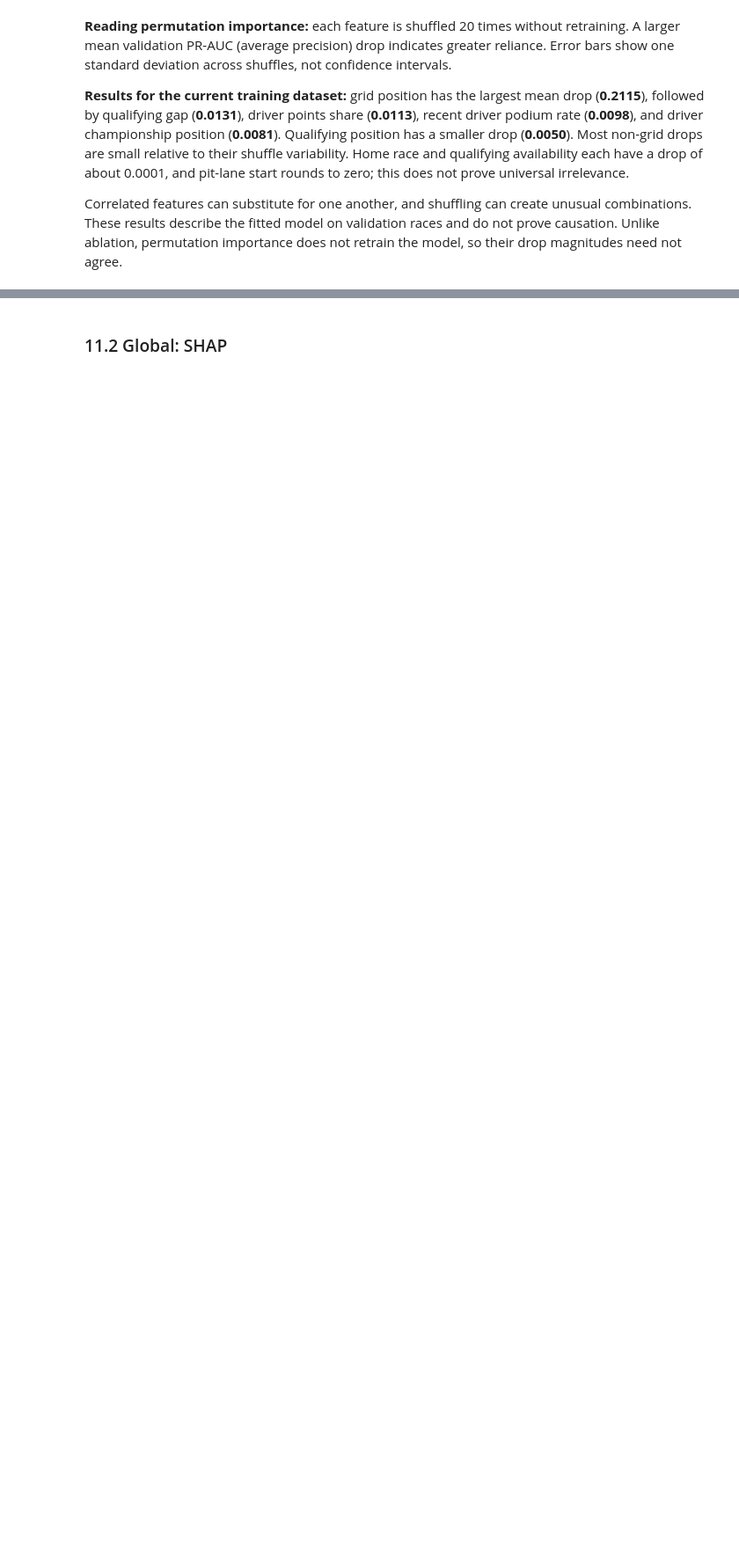
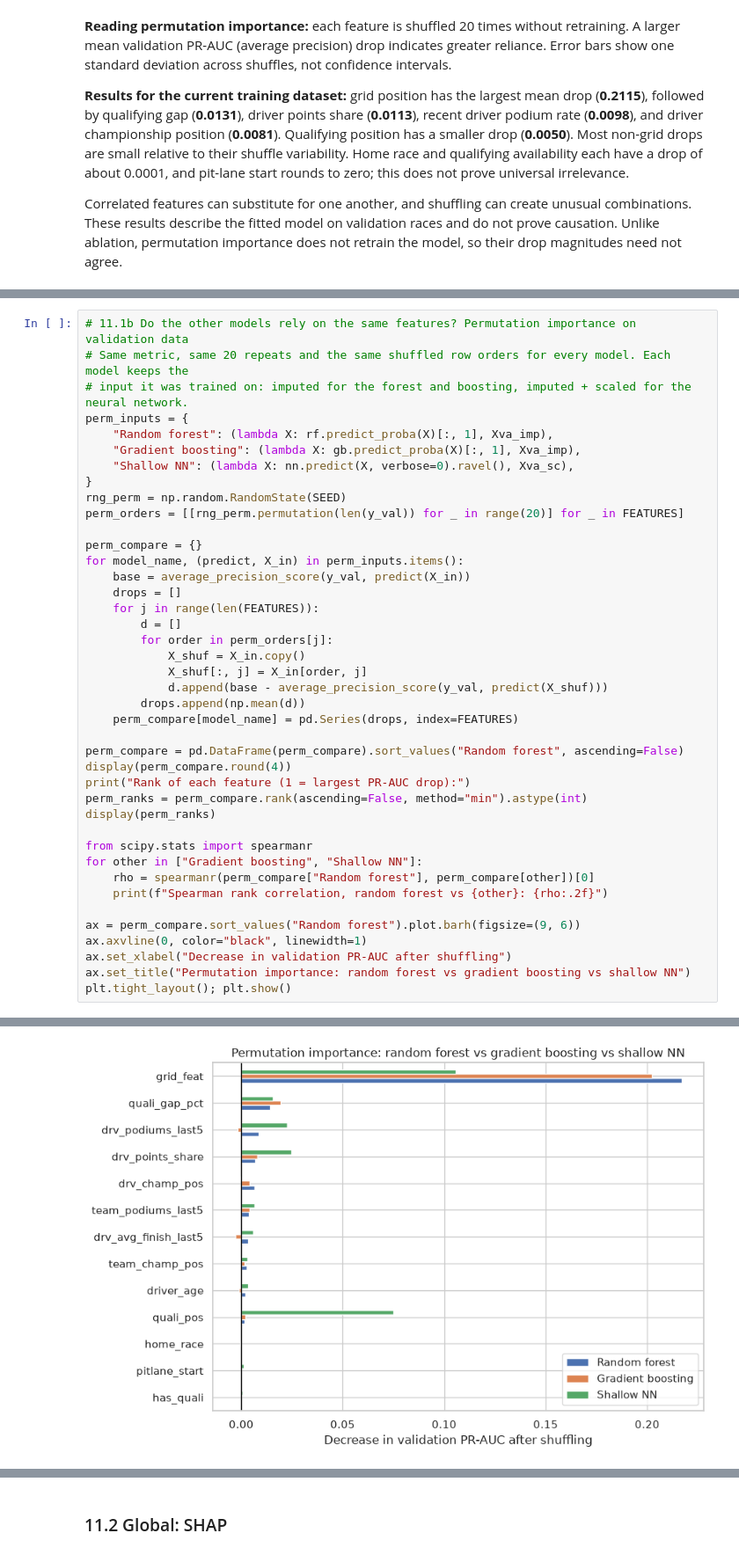
Before and after one commit to AbdelrahmanWaelH/F1_AI_Tools, a Jupyter notebook: F1_Podium_Prediction.ipynb, the cells around one changed output, grey strips where cells are left out. Shown at 88% size. Saved outputs shown, nothing was run; the diff lists cells and outputs as text; blank space fills up the shorter version.

```diff
--- a/F1_Podium_Prediction.ipynb
+++ b/F1_Podium_Prediction.ipynb
@@ -1580,0 +1592,42 @@ Correlated features can substitute for one another, and shuffling can create unu
+# %%
+# 11.1b Do the other models rely on the same features? Permutation importance on validation data
+# Same metric, same 20 repeats and the same shuffled row orders for every model. Each model keeps the
+# input it was trained on: imputed for the forest and boosting, imputed + scaled for the neural network.
+perm_inputs = {
+    "Random forest": (lambda X: rf.predict_proba(X)[:, 1], Xva_imp),
+    "Gradient boosting": (lambda X: gb.predict_proba(X)[:, 1], Xva_imp),
+    "Shallow NN": (lambda X: nn.predict(X, verbose=0).ravel(), Xva_sc),
+}
+rng_perm = np.random.RandomState(SEED)
+perm_orders = [[rng_perm.permutation(len(y_val)) for _ in range(20)] for _ in FEATURES]
+
+perm_compare = {}
+for model_name, (predict, X_in) in perm_inputs.items():
+    base = average_precision_score(y_val, predict(X_in))
+    drops = []
+    for j in range(len(FEATURES)):
+        d = []
+        for order in perm_orders[j]:
+            X_shuf = X_in.copy()
+            X_shuf[:, j] = X_in[order, j]
+            d.append(base - average_precision_score(y_val, predict(X_shuf)))
+        drops.append(np.mean(d))
+    perm_compare[model_name] = pd.Series(drops, index=FEATURES)
+
+perm_compare = pd.DataFrame(perm_compare).sort_values("Random forest", ascending=False)
+display(perm_compare.round(4))
+print("Rank of each feature (1 = largest PR-AUC drop):")
+perm_ranks = perm_compare.rank(ascending=False, method="min").astype(int)
+display(perm_ranks)
+
+from scipy.stats import spearmanr
+for other in ["Gradient boosting", "Shallow NN"]:
+    rho = spearmanr(perm_compare["Random forest"], perm_compare[other])[0]
+    print(f"Spearman rank correlation, random forest vs {other}: {rho:.2f}")
+
+ax = perm_compare.sort_values("Random forest").plot.barh(figsize=(9, 6))
+ax.axvline(0, color="black", linewidth=1)
+ax.set_xlabel("Decrease in validation PR-AUC after shuffling")
+ax.set_title("Permutation importance: random forest vs gradient boosting vs shallow NN")
+plt.tight_layout(); plt.show()
+# %% [output]
@@ -1580,0 +1665 @@ Correlated features can substitute for one another, and shuffling can create unu
+[figure, added]
```
Also changed, not shown: parts of 5 cells of this notebook.
